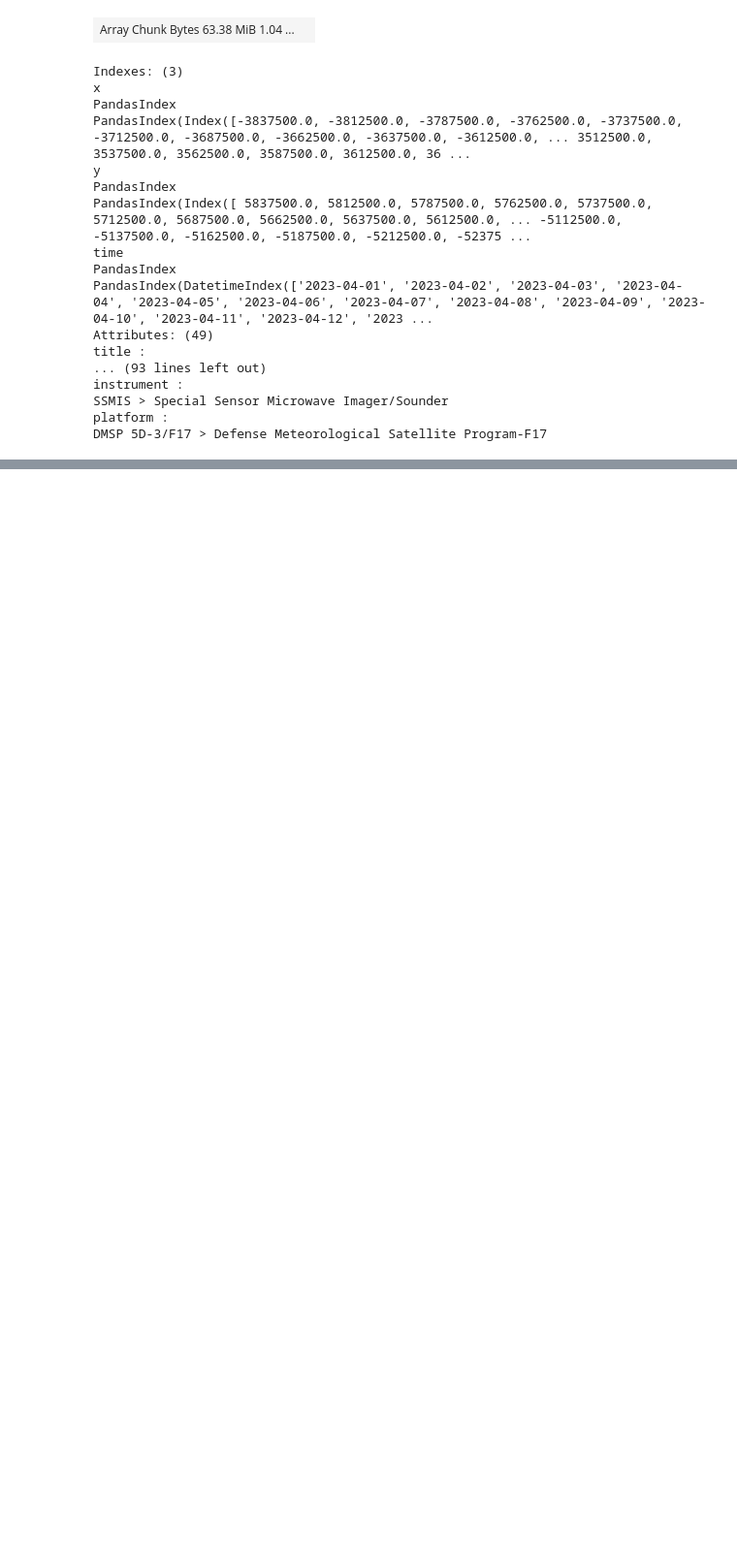
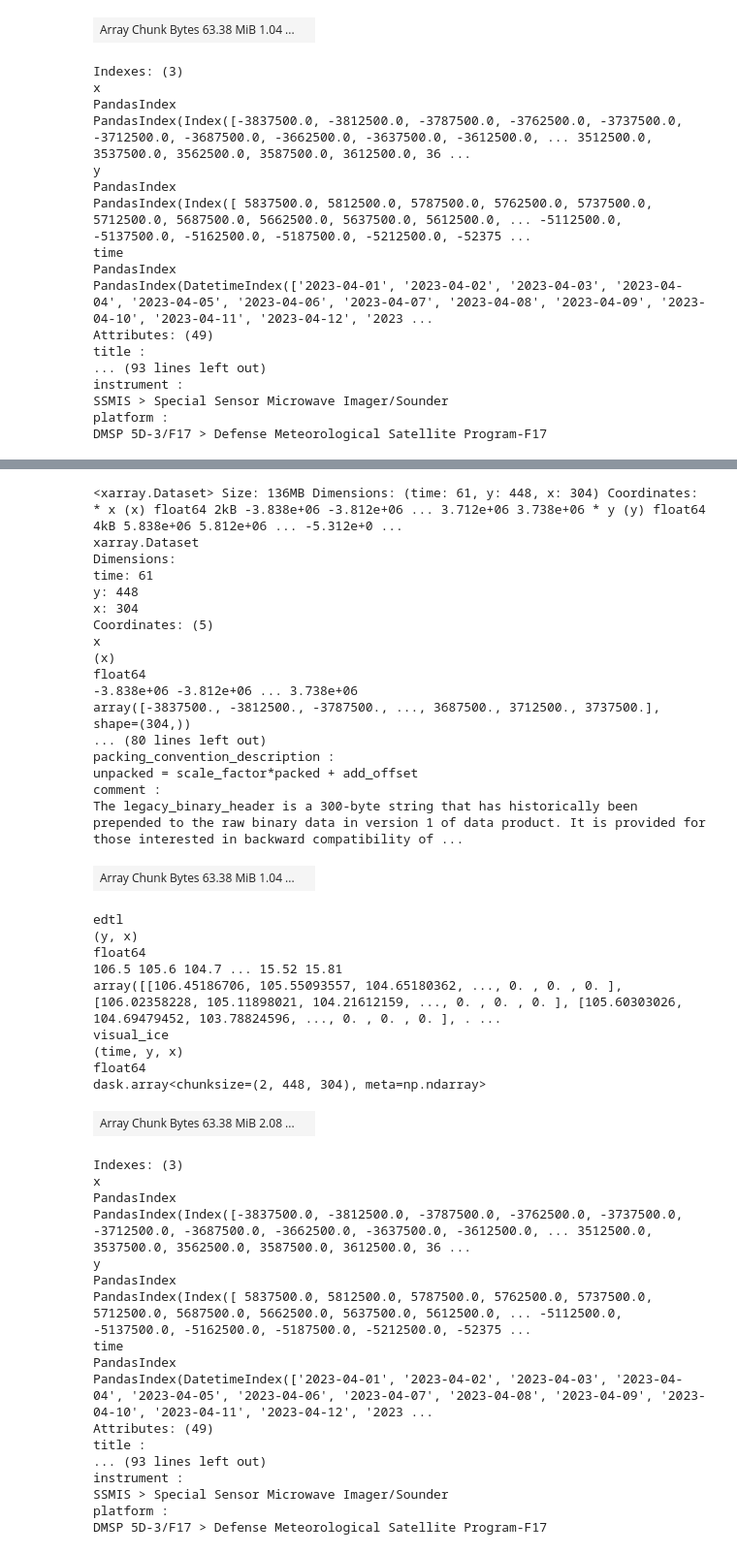
Before and after one commit to felixleodiaz/coastal-sea-ice, a Jupyter notebook: scripts/ValidationTest.ipynb, the cells around one changed output, grey strips where cells are left out. Shown at 97% size. Saved outputs shown, nothing was run; the diff lists cells and outputs as text; code cells hidden in the pictures; blank space fills up the shorter version.

```diff
--- a/scripts/ValidationTest.ipynb
+++ b/scripts/ValidationTest.ipynb
@@ -181,2 +179,67 @@ df
+# %%
+# convert dataset to lat / lon from meters
+
+ps_north = Proj('EPSG:3411')
+wgs84 = Proj('EPSG:4326')
+transformer = Transformer.from_proj(ps_north, wgs84)
+
+# convert grid coordinates
+
+x = ds.x.values
+y = ds.y.values
+lon, lat = transformer.transform(*np.meshgrid(x, y))
+
+# assign lat / lon to dataset and print
+
+ds = ds.assign_coords(lon=(('y', 'x'), lon),
+                      lat=(('y', 'x'), lat))
+
+ds
+# %% [output]
+<xarray.Dataset> Size: 136MB Dimensions: (time: 61, y: 448, x: 304) Coordinates: * x (x) float64 2kB -3.838e+06 -3.812e+06 ... 3.712e+06 3.738e+06 * y (y) float64 4kB 5.838e+06 5.812e+06 ... -5.312e+0 ...
+xarray.Dataset
+Dimensions:
+time: 61
+y: 448
+x: 304
+Coordinates: (5)
+x
+(x)
+float64
+-3.838e+06 -3.812e+06 ... 3.738e+06
+array([-3837500., -3812500., -3787500., ..., 3687500., 3712500., 3737500.], shape=(304,))
+... (80 lines left out)
+packing_convention_description :
+unpacked = scale_factor*packed + add_offset
+comment :
+The legacy_binary_header is a 300-byte string that has historically been prepended to the raw binary data in version 1 of data product. It is provided for those interested in backward compatibility of ...
+| Array Chunk Bytes 63.38 MiB 1.04 ... |  |
+edtl
+(y, x)
+float64
+106.5 105.6 104.7 ... 15.52 15.81
+array([[106.45186706, 105.55093557, 104.65180362, ..., 0. , 0. , 0. ], [106.02358228, 105.11898021, 104.21612159, ..., 0. , 0. , 0. ], [105.60303026, 104.69479452, 103.78824596, ..., 0. , 0. , 0. ], . ...
+visual_ice
+(time, y, x)
+float64
+dask.array<chunksize=(2, 448, 304), meta=np.ndarray>
+| Array Chunk Bytes 63.38 MiB 2.08 ... |  |
+Indexes: (3)
+x
+PandasIndex
+PandasIndex(Index([-3837500.0, -3812500.0, -3787500.0, -3762500.0, -3737500.0, -3712500.0, -3687500.0, -3662500.0, -3637500.0, -3612500.0, ... 3512500.0, 3537500.0, 3562500.0, 3587500.0, 3612500.0, 36 ...
+y
+PandasIndex
+PandasIndex(Index([ 5837500.0, 5812500.0, 5787500.0, 5762500.0, 5737500.0, 5712500.0, 5687500.0, 5662500.0, 5637500.0, 5612500.0, ... -5112500.0, -5137500.0, -5162500.0, -5187500.0, -5212500.0, -52375 ...
+time
+PandasIndex
+PandasIndex(DatetimeIndex(['2023-04-01', '2023-04-02', '2023-04-03', '2023-04-04', '2023-04-05', '2023-04-06', '2023-04-07', '2023-04-08', '2023-04-09', '2023-04-10', '2023-04-11', '2023-04-12', '2023 ...
+Attributes: (49)
+title :
+... (93 lines left out)
+instrument :
+SSMIS > Special Sensor Microwave Imager/Sounder
+platform :
+DMSP 5D-3/F17 > Defense Meteorological Satellite Program-F17
 # %%
 # sanity check one
```
Also changed, not shown: parts of 8 cells of this notebook.
